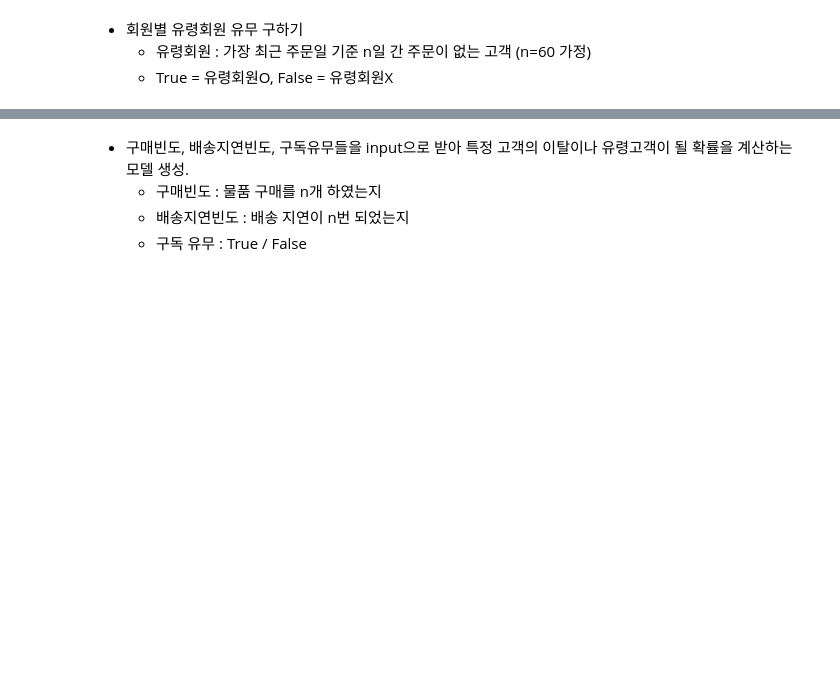
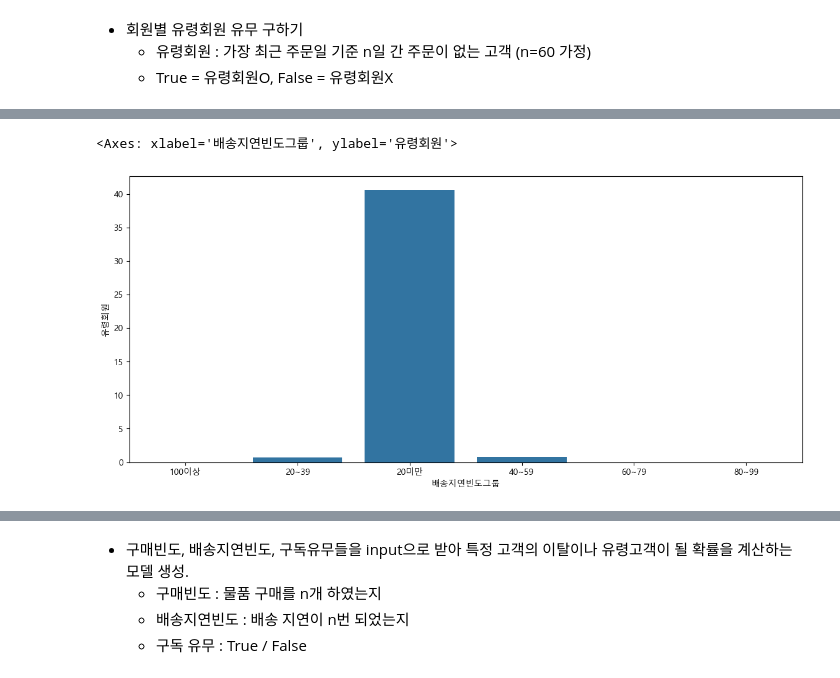
Before and after one commit to dldbwns23/DSA17_project, a Jupyter notebook: Project4-5.ipynb, the cells around one changed output, grey strips where cells are left out. Saved outputs shown, nothing was run; the diff lists cells and outputs as text; code cells hidden in the pictures; blank space fills up the shorter version.

```diff
--- a/Project4-5.ipynb
+++ b/Project4-5.ipynb
@@ -335,0 +367,25 @@ df_merged_member.head(3)
+# %%
+def get1(x) :
+    if x < 20 :
+        return '20미만'
+    elif x >= 20 and x < 40 :
+        return '20~39'
+    elif x >= 40 and x < 60 :
+        return '40~59'
+    elif x >= 60 and x < 80 :
+        return '60~79'
+    elif x >= 80 and x < 100 :
+        return '80~99'
+    else :
+        return '100이상'
+
+df_merged_member['배송지연빈도그룹'] = df_merged_member['배송지연빈도'].apply(get1)
+
+df1 = df_merged_member.pivot_table(index = '배송지연빈도그룹', values = '유령회원', aggfunc = 'mean').reset_index()
+#df1['배송지연빈도그룹'] = df1['배송지연빈도'].apply(get1)
+
+plt.figure(figsize=(14, 6))
+sns.barplot(data = df1, x = '배송지연빈도그룹', y = '유령회원', errorbar = None)
+# %% [output]
+<Axes: xlabel='배송지연빈도그룹', ylabel='유령회원'>
+[figure, added]
```
Also changed, not shown: parts of 12 cells of this notebook.
